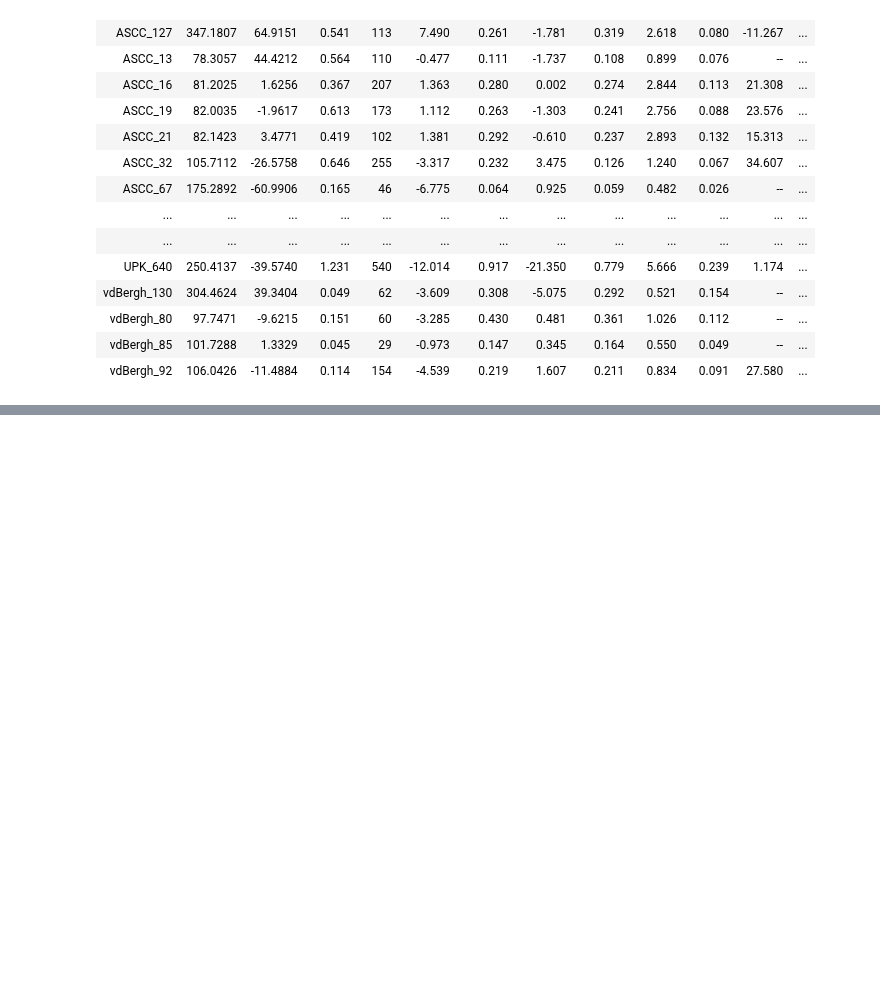
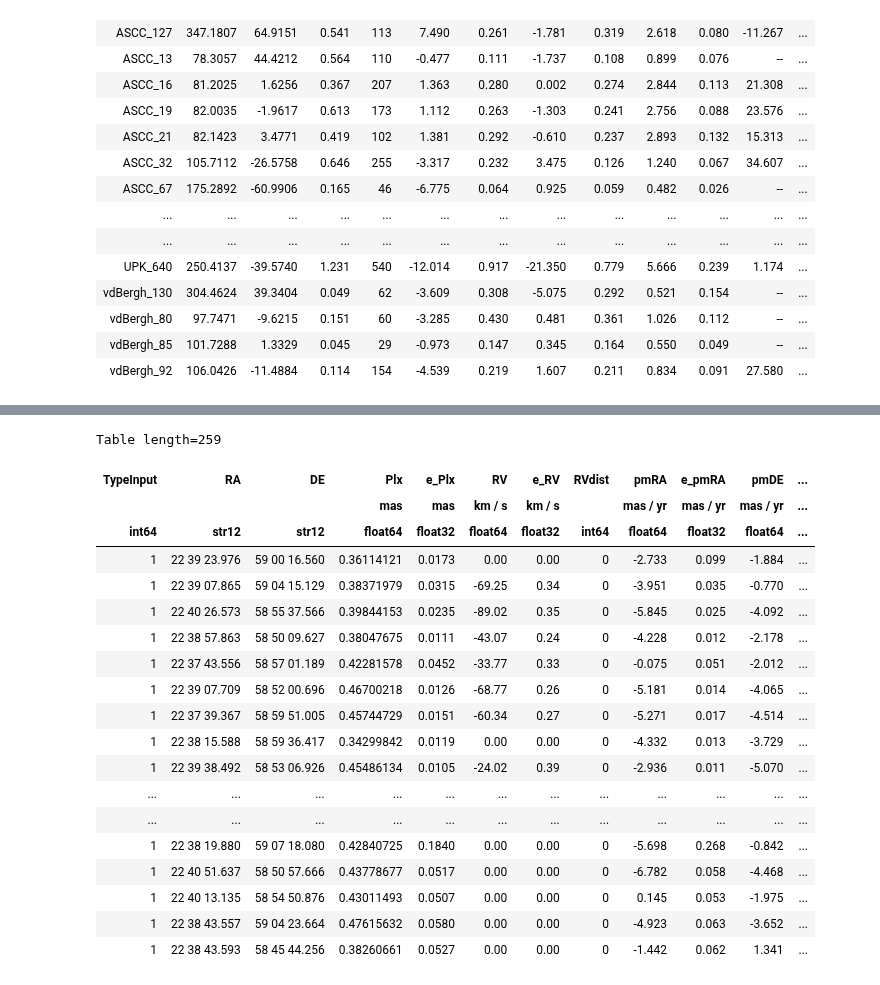
Before and after one commit to surodeep26/Runaway-Stars, a Jupyter notebook: v16.ipynb, the cells around one changed output, grey strips where cells are left out. Drawn from its saved outputs; the diff is of its cells as text; code cells hidden in the pictures; blank space fills up the shorter version.

```diff
--- a/v16.ipynb
+++ b/v16.ipynb
@@ -55 +78,28 @@ Searching in Gaia DR3 distances I/352/gedr3dis 28.023 arcmin around (<Longitude
+# %%
+%run runaway_functionsv3
+cl = Cluster('Berkeley_97')
+g = cl.fs4giesler()
+# g['RV'] = g['RV'].filled(0)
+g
+# %% [output]
+Table length=259
+| TypeInput | RA | DE | Plx | e_Plx | RV | e_RV | RVdist | pmRA | e_pmRA | pmDE | ... |
+|  |  |  | mas | mas | km / s | km / s |  | mas / yr | mas / yr | mas / yr | ... |
+| int64 | str12 | str12 | float64 | float32 | float64 | float32 | int64 | float64 | float32 | float64 | ... |
+| 1 | 22 39 23.976 | 59 00 16.560 | 0.36114121 | 0.0173 | 0.00 | 0.00 | 0 | -2.733 | 0.099 | -1.884 | ... |
+| 1 | 22 39 07.865 | 59 04 15.129 | 0.38371979 | 0.0315 | -69.25 | 0.34 | 0 | -3.951 | 0.035 | -0.770 | ... |
+| 1 | 22 40 26.573 | 58 55 37.566 | 0.39844153 | 0.0235 | -89.02 | 0.35 | 0 | -5.845 | 0.025 | -4.092 | ... |
+| 1 | 22 38 57.863 | 58 50 09.627 | 0.38047675 | 0.0111 | -43.07 | 0.24 | 0 | -4.228 | 0.012 | -2.178 | ... |
+| 1 | 22 37 43.556 | 58 57 01.189 | 0.42281578 | 0.0452 | -33.77 | 0.33 | 0 | -0.075 | 0.051 | -2.012 | ... |
+| 1 | 22 39 07.709 | 58 52 00.696 | 0.46700218 | 0.0126 | -68.77 | 0.26 | 0 | -5.181 | 0.014 | -4.065 | ... |
+| 1 | 22 37 39.367 | 58 59 51.005 | 0.45744729 | 0.0151 | -60.34 | 0.27 | 0 | -5.271 | 0.017 | -4.514 | ... |
+| 1 | 22 38 15.588 | 58 59 36.417 | 0.34299842 | 0.0119 | 0.00 | 0.00 | 0 | -4.332 | 0.013 | -3.729 | ... |
+| 1 | 22 39 38.492 | 58 53 06.926 | 0.45486134 | 0.0105 | -24.02 | 0.39 | 0 | -2.936 | 0.011 | -5.070 | ... |
+| ... | ... | ... | ... | ... | ... | ... | ... | ... | ... | ... | ... |
+| ... | ... | ... | ... | ... | ... | ... | ... | ... | ... | ... | ... |
+| 1 | 22 38 19.880 | 59 07 18.080 | 0.42840725 | 0.1840 | 0.00 | 0.00 | 0 | -5.698 | 0.268 | -0.842 | ... |
+| 1 | 22 40 51.637 | 58 50 57.666 | 0.43778677 | 0.0517 | 0.00 | 0.00 | 0 | -6.782 | 0.058 | -4.468 | ... |
+| 1 | 22 40 13.135 | 58 54 50.876 | 0.43011493 | 0.0507 | 0.00 | 0.00 | 0 | 0.145 | 0.053 | -1.975 | ... |
+| 1 | 22 38 43.557 | 59 04 23.664 | 0.47615632 | 0.0580 | 0.00 | 0.00 | 0 | -4.923 | 0.063 | -3.652 | ... |
+| 1 | 22 38 43.593 | 58 45 44.256 | 0.38260661 | 0.0527 | 0.00 | 0.00 | 0 | -1.442 | 0.062 | 1.341 | ... |
 # %%
```
Also changed, not shown: parts of 4 cells of this notebook, 1 other file.
